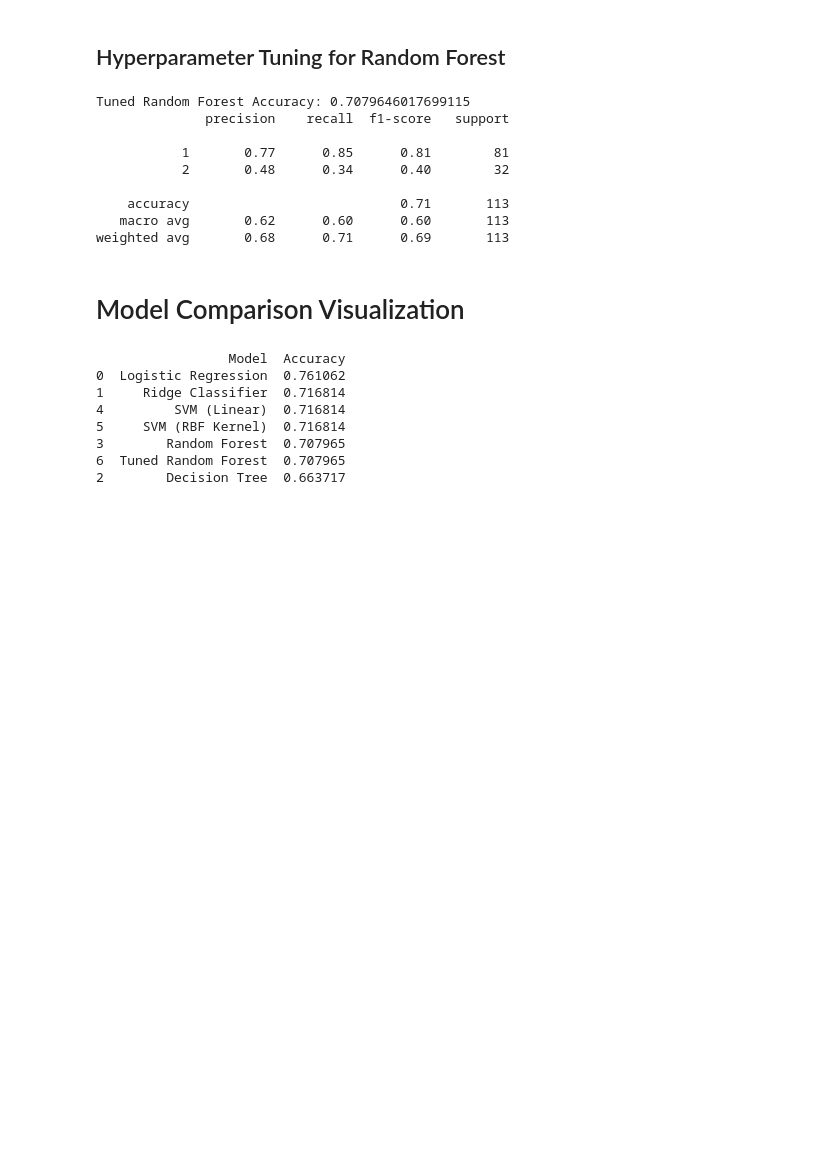
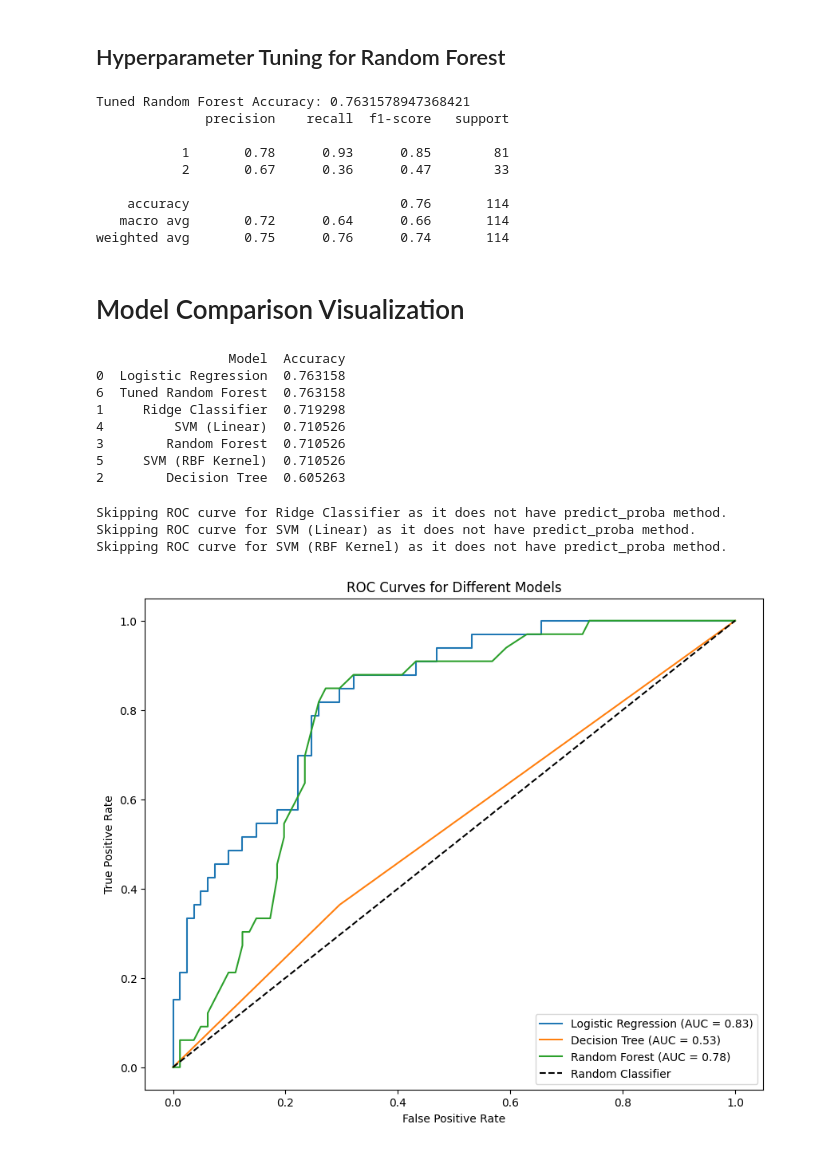
Before and after one commit to rish1710/ml-assignments, a Jupyter notebook: mini_proj_rishitmahesh_d084.ipynb, the cells around one changed output. Drawn from its saved outputs; the diff is of its cells as text; code cells hidden in the pictures; blank space fills up the shorter version.

```diff
--- a/mini_proj_rishitmahesh_d084.ipynb
+++ b/mini_proj_rishitmahesh_d084.ipynb
@@ -279,6 +292,12 @@ models = {
 # %%
 # Train & Evaluate Models
 model_results = {}
+from sklearn.impute import SimpleImputer
+
+imputer = SimpleImputer(strategy='mean')
+
+X_train_scaled = imputer.fit_transform(X_train)
+X_test_scaled = imputer.transform(X_test)
 
 for name, model in models.items():
     model.fit(X_train_scaled, y_train)
@@ -341,15 +350,15 @@ model_results["Tuned Random Forest"] = rf_accuracy
 print("\nTuned Random Forest Accuracy:", rf_accuracy)
 print(classification_report(y_test, y_pred_rf))
 # %% [output]
-Tuned Random Forest Accuracy: 0.7079646017699115
+Tuned Random Forest Accuracy: 0.7631578947368421
               precision    recall  f1-score   support
 
-           1       0.77      0.85      0.81        81
-           2       0.48      0.34      0.40        32
+           1       0.78      0.93      0.85        81
+           2       0.67      0.36      0.47        33
 
-    accuracy                           0.71       113
-   macro avg       0.62      0.60      0.60       113
-weighted avg       0.68      0.71      0.69       113
+    accuracy                           0.76       114
+   macro avg       0.72      0.64      0.66       114
+weighted avg       0.75      0.76      0.74       114
 # %% [markdown]
 # Model Comparison Visualization
 # %%
@@ -362,13 +371,41 @@ model_comparison_df = model_comparison_df.sort_values(by="Accuracy", ascending=F
 print(model_comparison_df)
 # %% [output]
                  Model  Accuracy
-0  Logistic Regression  0.761062
-1     Ridge Classifier  0.716814
-4         SVM (Linear)  0.716814
-5     SVM (RBF Kernel)  0.716814
-3        Random Forest  0.707965
-6  Tuned Random Forest  0.707965
-2        Decision Tree  0.663717
+0  Logistic Regression  0.763158
+6  Tuned Random Forest  0.763158
+1     Ridge Classifier  0.719298
+4         SVM (Linear)  0.710526
+3        Random Forest  0.710526
+5     SVM (RBF Kernel)  0.710526
+2        Decision Tree  0.605263
 # %%
 # Save the model comparison DataFrame as a CSV file
 model_comparison_df.to_csv("model_comparison.csv", index=False)
+# %%
+from sklearn.metrics import roc_curve, auc
+import matplotlib.pyplot as plt
+
+plt.figure(figsize=(10, 8))
+
+for name, model in models.items():
+    # Check if the model has predict_proba method
+    if hasattr(model, 'predict_proba'):
+        y_pred_proba = model.predict_proba(X_test_scaled)[:, 1]  # Probability of positive class
+        fpr, tpr, thresholds = roc_curve(y_test.apply(lambda x: 1 if x == 2 else 0), y_pred_proba) #Applying to y_test as well
+        roc_auc = auc(fpr, tpr)
+        plt.plot(fpr, tpr, label=f'{name} (AUC = {roc_auc:.2f})')
+    else:
+        print(f"Skipping ROC curve for {name} as it does not have predict_proba method.")
+
+plt.plot([0, 1], [0, 1], 'k--', label='Random Classifier')
+
+plt.xlabel('False Positive Rate')
+plt.ylabel('True Positive Rate')
+plt.title('ROC Curves for Different Models')
+plt.legend(loc='lower right')
+plt.show()
+# %% [output]
+Skipping ROC curve for Ridge Classifier as it does not have predict_proba method.
+Skipping ROC curve for SVM (Linear) as it does not have predict_proba method.
+Skipping ROC curve for SVM (RBF Kernel) as it does not have predict_proba method.
+[figure, added]
```
Also changed, not shown: parts of 8 cells of this notebook.
